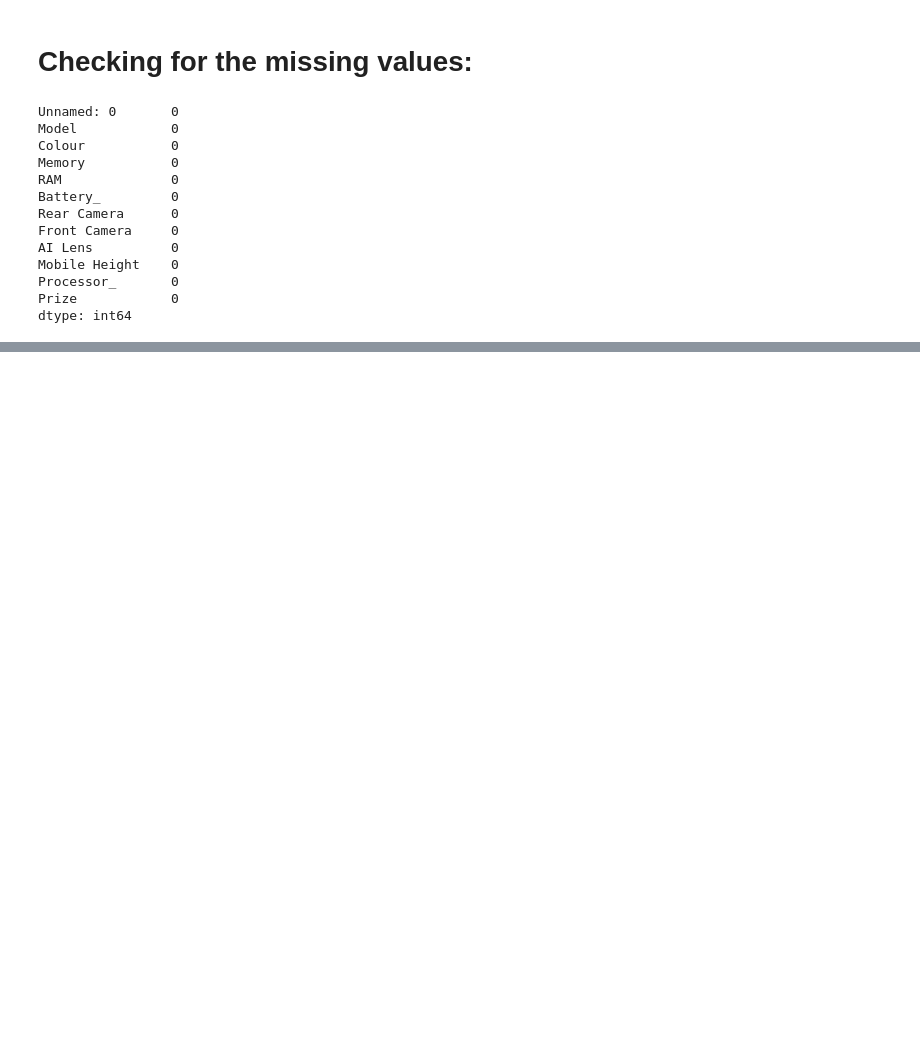
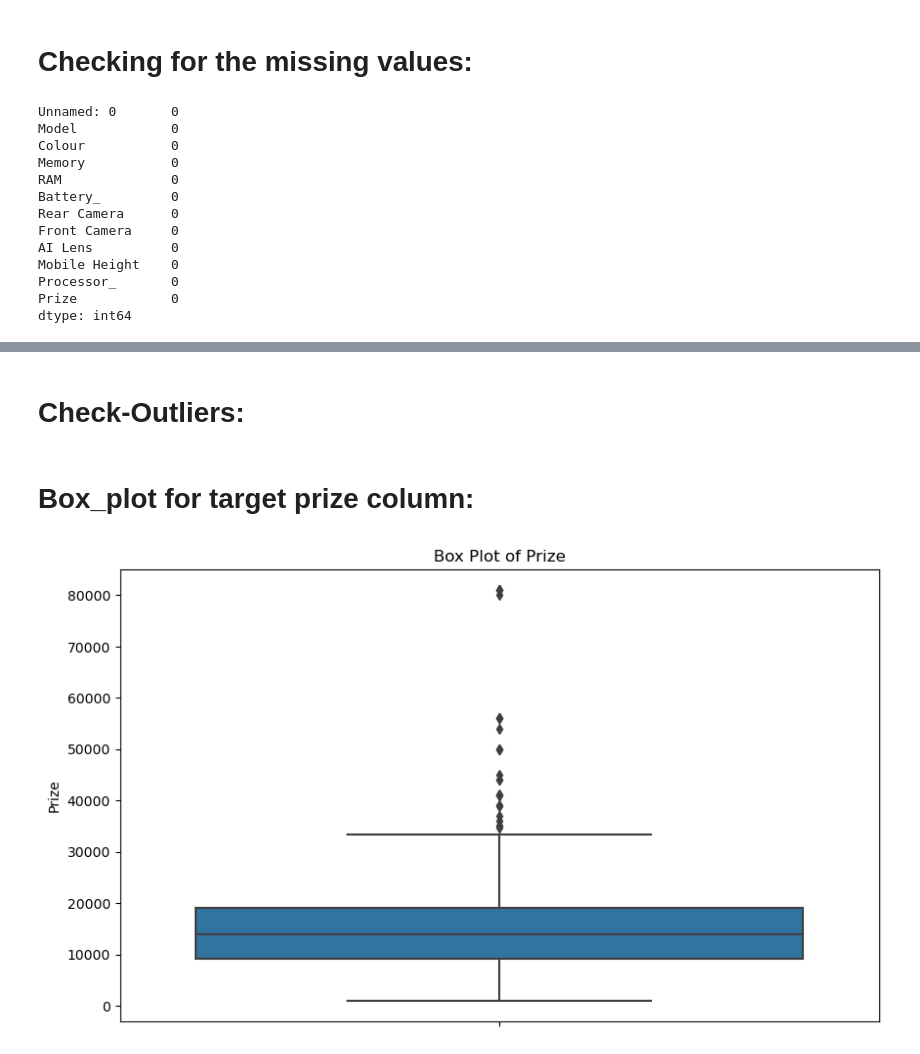
Before and after one commit to analysis86/Feature-Extraction-and-Price-Prediction-for-Mobile-Phones, a Jupyter notebook: Note-book/Project-4_Feature Extraction & Price Prediction for Mobile Phones.ipynb, the cells around one changed output, grey strips where cells are left out. Drawn from its saved outputs; the diff is of its cells as text; code cells hidden in the pictures; blank space fills up the shorter version.

```diff
--- a/Note-book/Project-4_Feature Extraction & Price Prediction for Mobile Phones.ipynb
+++ b/Note-book/Project-4_Feature Extraction & Price Prediction for Mobile Phones.ipynb
@@ -136,0 +129,2 @@ dtype: int64
+# %%
+Processed_Flipdata=Processed_Flipdata.drop(['Unnamed: 0'], axis=1)
@@ -136,0 +142,4 @@ dtype: int64
+# %%
+Processed_Flipdata['Front Camera'] = Processed_Flipdata['Front Camera'].apply(lambda x: int(x[:-2]))
+# %%
+Processed_Flipdata['Rear Camera'] = Processed_Flipdata['Rear Camera'].apply(lambda x: int(x[:-2]))
@@ -136,0 +148,2 @@ dtype: int64
+# %%
+Processed_Flipdata.loc[Processed_Flipdata.sample(frac=0.1).index, ['Memory','RAM','Battery_','Rear Camera','Front Camera','AI Lens','Mobile Height','Prize']] = np.nan
@@ -136,0 +165,12 @@ dtype: int64
+# %% [markdown]
+# Check-Outliers:
+# %% [markdown]
+# Box_plot for target prize column:
+# %%
+plt.figure(figsize=(10,6))
+sns.boxplot(data=Processed_Flipdata, y='Prize')
+plt.ylabel('Prize')
+plt.title('Box Plot of Prize')
+plt.show()
+# %% [output]
+[figure, added]
```
Also changed, not shown: parts of 138 cells of this notebook, 2 other files.
